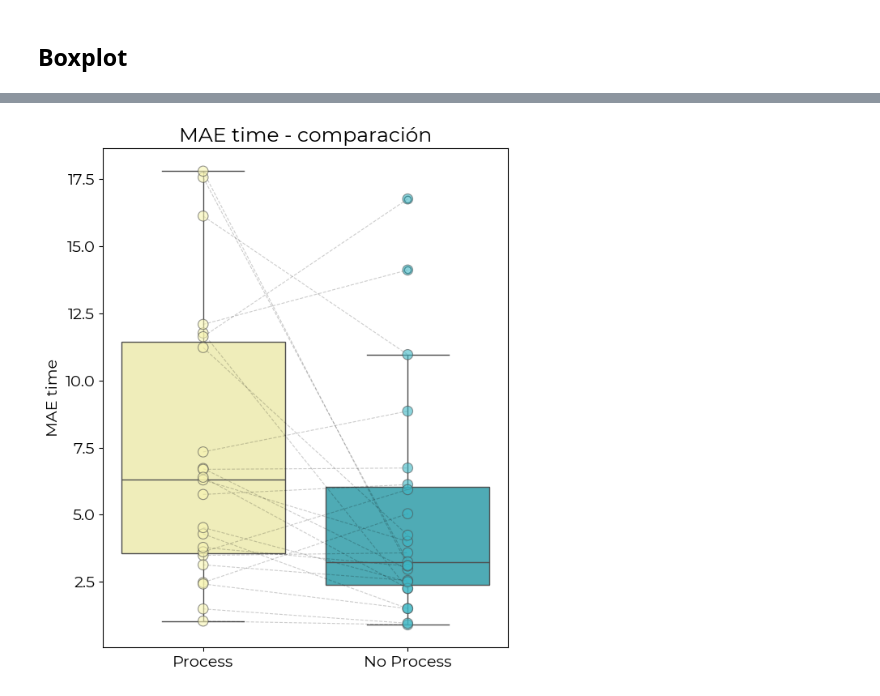
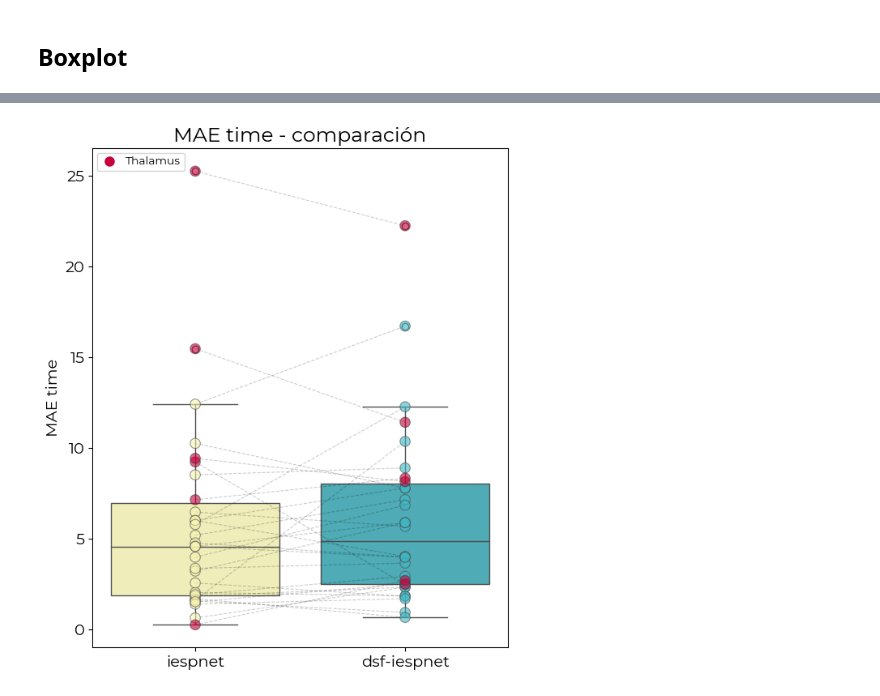
Before and after one commit to martinrrobins/PI-Thalamus-RNS, a Jupyter notebook: Paper_iESPnet_pruebas/01-Exploraciones/03.3 Exploracion.ipynb, the cells around one changed output, grey strips where cells are left out. Cells and saved outputs as stored; diff of their text form; code cells hidden in the pictures.

```diff
--- a/Paper_iESPnet_pruebas/01-Exploraciones/03.3 Exploracion.ipynb
+++ b/Paper_iESPnet_pruebas/01-Exploraciones/03.3 Exploracion.ipynb
@@ -182,0 +18,6 @@ for s in range (len(MAE_time_noprocess)):
+# %%
+patients_lopo     = df_meta_lopo['rns_id'].unique().tolist()
+save_path_lopo    = '/media/martin/Disco2/Rns_Data/experimentos/dsf_iespnet_lopo/'
+
+patients_iespnet  = df_meta_iespnet['rns_id'].unique().tolist()
+save_path_iespnet = '/media/martin/Disco2/Rns_Data/models/modelo-30-noprocess/'
@@ -182,0 +109,12 @@ for s in range (len(MAE_time_noprocess)):
+# %%
+accuracy_iespnet = []
+for s in range (len(prediction_te_iespnet)):
+    accuracy_iespnet.append(float(prediction_te_iespnet[s].get('accuracy')))
+
+f1_iespnet = []
+for s in range (len(prediction_te_iespnet)):
+    f1_iespnet.append(float(prediction_te_iespnet[s].get('f1')))
+
+MAE_time_iespnet = []
+for s in range (len(prediction_te_iespnet)):
+    MAE_time_iespnet.append(prediction_te_iespnet[s].get('MAE_time'))
@@ -251,33 +234,44 @@ plt.show()
 # %%
-df = pd.DataFrame({'Process': MAE_time_process, 'No Process': MAE_time_noprocess})
+df = pd.DataFrame({'iespnet': MAE_time_iespnet, 'dsf-iespnet': MAE_time_lopo})
 
-font_path        = '../02-Letra-plot/Montserrat-Regular.ttf'
+font_path        = '../03-Letra-plot/Montserrat-Regular.ttf'
 montserrat       = fm.FontProperties(fname=font_path)
 
-plt.figure(figsize=(6, 7), facecolor='white')
+indices_thalamus = [2, 4, 9, 18, 25, 28]
+thalamus_data    = df.loc[indices_thalamus]
+
+plt.figure(figsize = (6, 7), facecolor = 'white')
 
 # Configurar colores personalizados para la cuadrícula
-plt.rc('grid',   color='#CFCFCF', linestyle='--', linewidth=0.7)
-plt.rc('axes',   facecolor='white')
+plt.rc('grid', color = '#CFCFCF', linestyle = '--', linewidth = 0.7)
+plt.rc('axes', facecolor = 'white')
 
 # Crea el box plot
-sns.boxplot(data=df,palette=["#F8F5B1", "#3EB8C6"])
-sns.stripplot(data=df, size=9, jitter=False, linewidth=0.8, alpha=0.6, palette=['#F8F5B1', '#3EB8C6'])
+sns.boxplot(data = df, palette = ["#F8F5B1", "#3EB8C6"])
+sns.stripplot(data = df.drop(indices_thalamus), size = 9, jitter = False, linewidth = 0.8, alpha = 0.6, palette = ['#F8F5B1', '#3EB8C6'])
+sns.stripplot(data = thalamus_data, size = 9, jitter = False, linewidth = 0.8, alpha = 0.6, palette = ['#C70039', '#C70039'])
 
-for i in range(len(MAE_time_process)):
-    plt.plot([0, 1], [MAE_time_process[i], MAE_time_noprocess[i]], linestyle='--', linewidth=0.8, alpha=0.2, color='black')
+#leyenda
+thalamus_legend = Line2D([0], [0], marker = 'o', color = 'w', markerfacecolor = '#C70039', markersize = 10, label = "Thalamus")
+legend=plt.legend(handles = [thalamus_legend], loc = 'upper left',prop = {'size': 8})
+for text in legend.get_texts():
+    text.set_fontproperties(montserrat)
 
-plt.title('MAE time - comparación', fontproperties=montserrat, fontsize=18, color='black')
-plt.ylabel('MAE time', fontproperties=montserrat, fontsize=14,color='black')
+
+for i in range(len(MAE_time_lopo)):
+    plt.plot([0, 1], [MAE_time_iespnet[i], MAE_time_lopo[i]], linestyle='--', linewidth = 0.8, alpha = 0.2, color = 'black')
+
+plt.title('MAE time - comparación', fontproperties = montserrat, fontsize = 18, color = 'black')
+plt.ylabel('MAE time', fontproperties = montserrat, fontsize = 14,color = 'black')
 
 
 # Aplicar la fuente Montserrat a las etiquetas de los ejes
 ax = plt.gca()
-ax.set_xticklabels(ax.get_xticklabels(), fontproperties=montserrat, fontsize=14)
-ax.set_yticklabels(ax.get_yticklabels(), fontproperties=montserrat, fontsize=14)
+ax.set_xticklabels(ax.get_xticklabels(), fontproperties = montserrat, fontsize = 14)
+ax.set_yticklabels(ax.get_yticklabels(), fontproperties = montserrat, fontsize = 14)
 
 # Mostrar el gráfico
 plt.tight_layout()
 plt.show()
 # %% [output]
-[figure, old version]
+[figure, new version]
```
Also changed, not shown: parts of 38 cells of this notebook.
